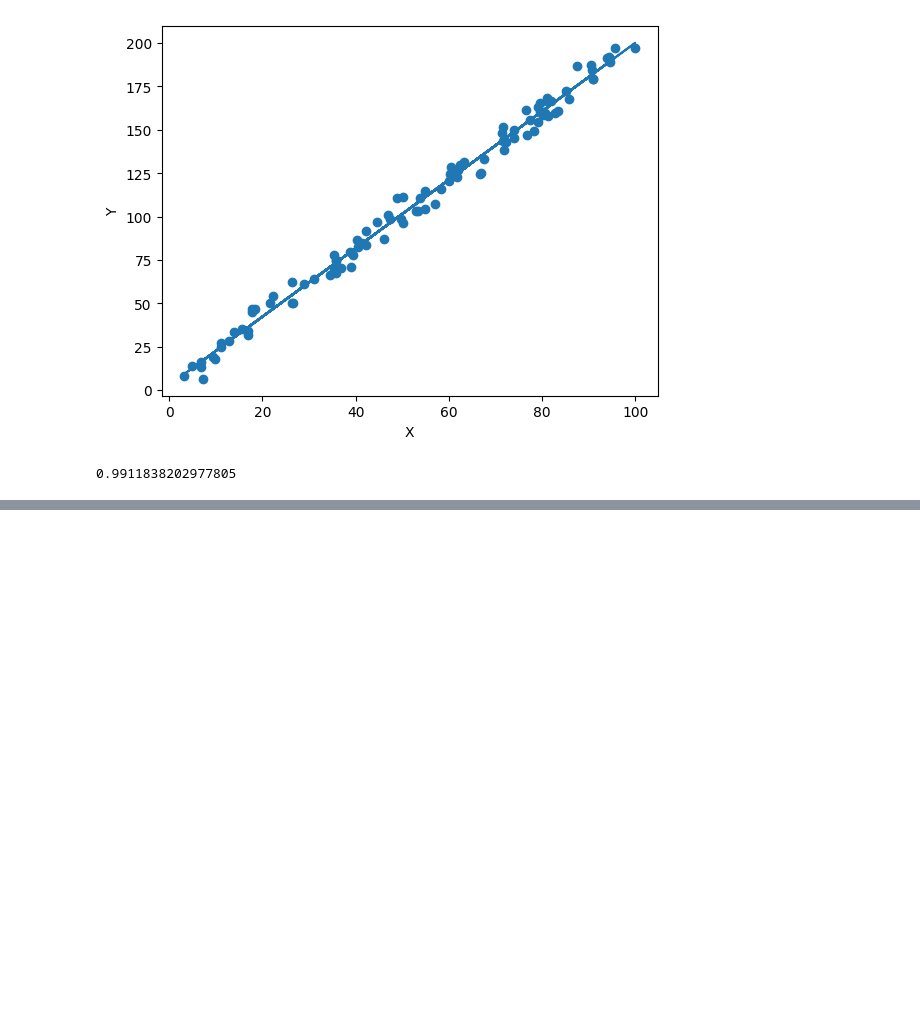
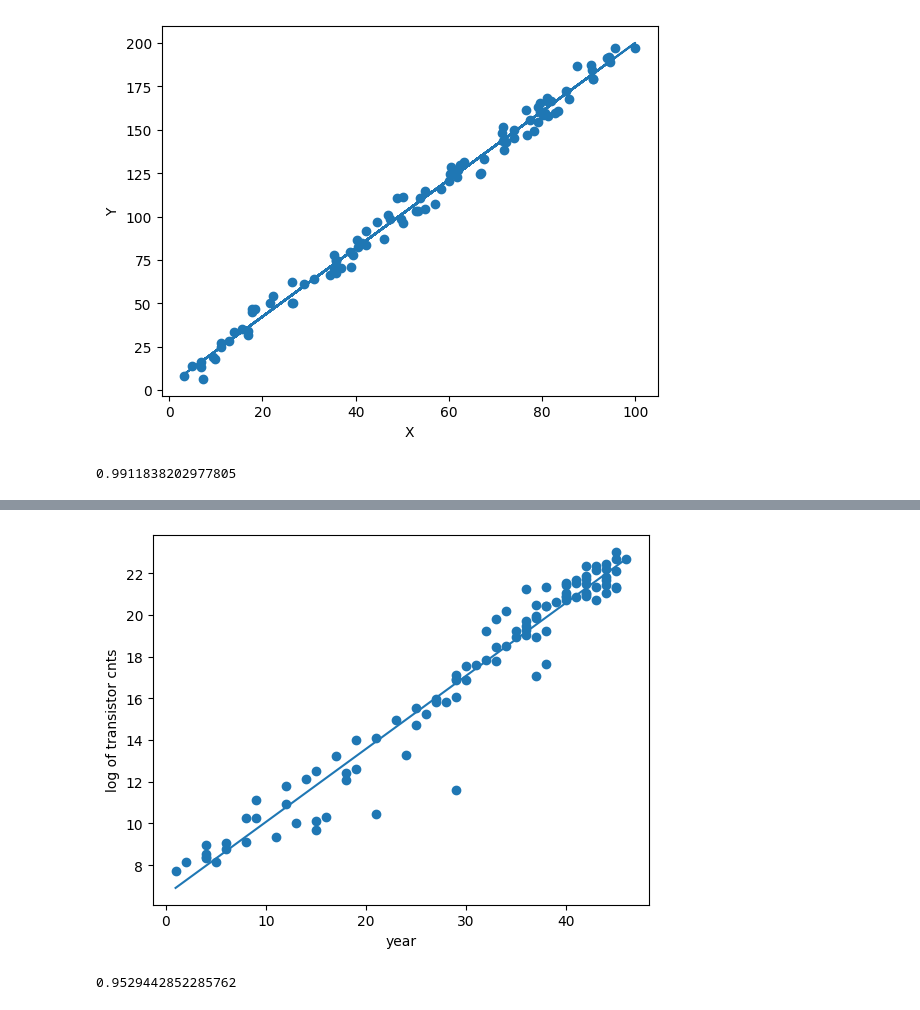
Before and after one commit to msmx2022/4-models, a Jupyter notebook: 1-LinearRegression-for-DeepLearning/1-1D-Linear-Regression-Model.ipynb, the cells around one changed output, grey strips where cells are left out. Cells and saved outputs as stored; diff of their text form; code cells hidden in the pictures; blank space fills up the shorter version.

```diff
--- a/1-LinearRegression-for-DeepLearning/1-1D-Linear-Regression-Model.ipynb
+++ b/1-LinearRegression-for-DeepLearning/1-1D-Linear-Regression-Model.ipynb
@@ -58,0 +110,37 @@ R_squared
+# %%
+# y_hat = ax + b
+
+X = x_mdf
+Y = y_mdf
+
+a = (X.dot(Y) - Y.mean()*X.sum())/(X.dot(X)-X.mean()*X.sum())
+b = (Y.mean()*X.dot(X) - X.mean()*X.dot(Y))/(X.dot(X)-X.mean()*X.sum())
+
+Y_hat = a*X + b
+# %%
+plt.scatter(x_mdf,y_mdf)
+plt.plot(X,Y_hat)
+plt.xlabel('year')
+plt.ylabel('log of transistor cnts')
+plt.show()
+# %% [output]
+[figure, added]
+# %%
+# R_squared
+
+#R_squared = 1- Residual_y_hat / Residual_y_total
+
+Residual_y_hat = (Y - Y_hat).dot((Y - Y_hat))
+
+Residual_y_total = (Y - Y.mean()).dot((Y - Y.mean()))
+
+R_squared = 1- Residual_y_hat / Residual_y_total
+
+
+# R_squared ≒ 1：Residual_y_hat almost be zero, forecast ≒ actual
+
+# R_squared ≒ 0：y_hat is not better than y_mean()
+
+R_squared
+# %% [output]
+0.9529442852285762
```
Also changed, not shown: parts of 7 cells of this notebook.
